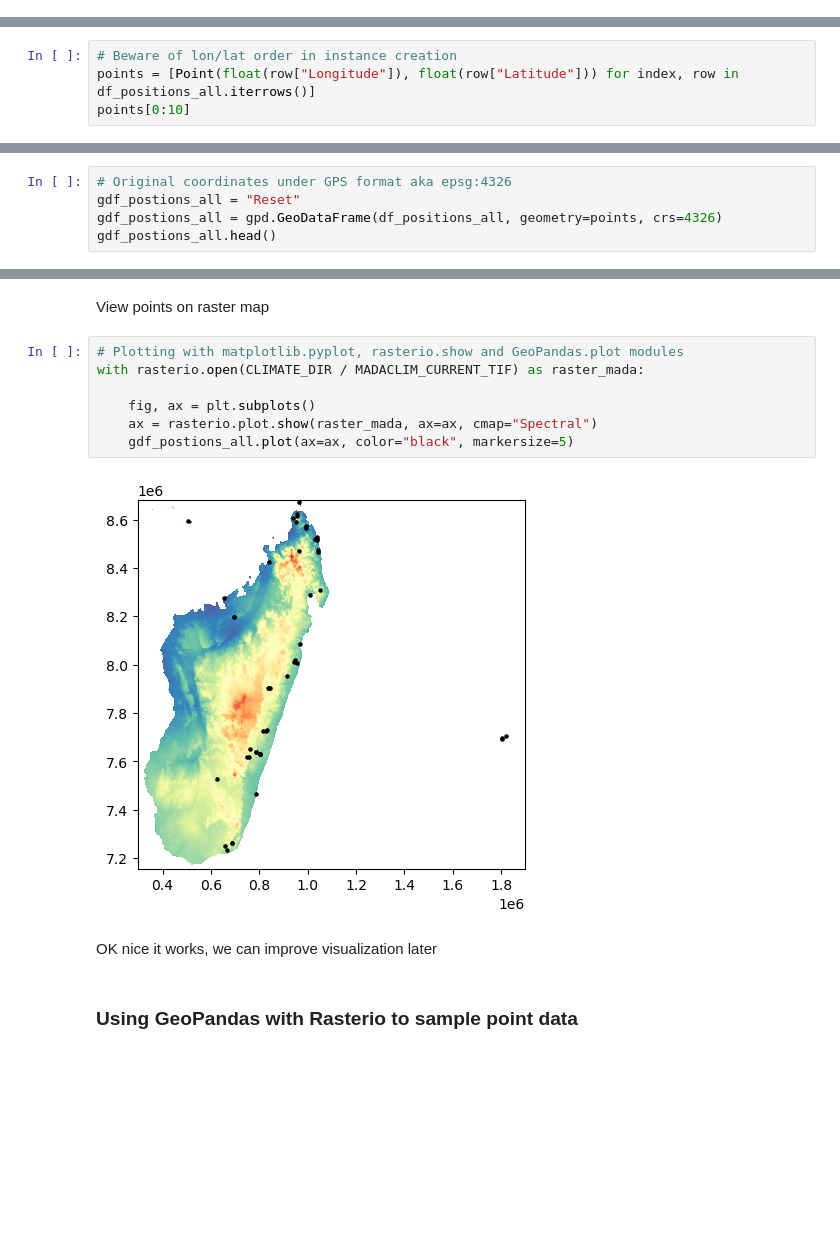
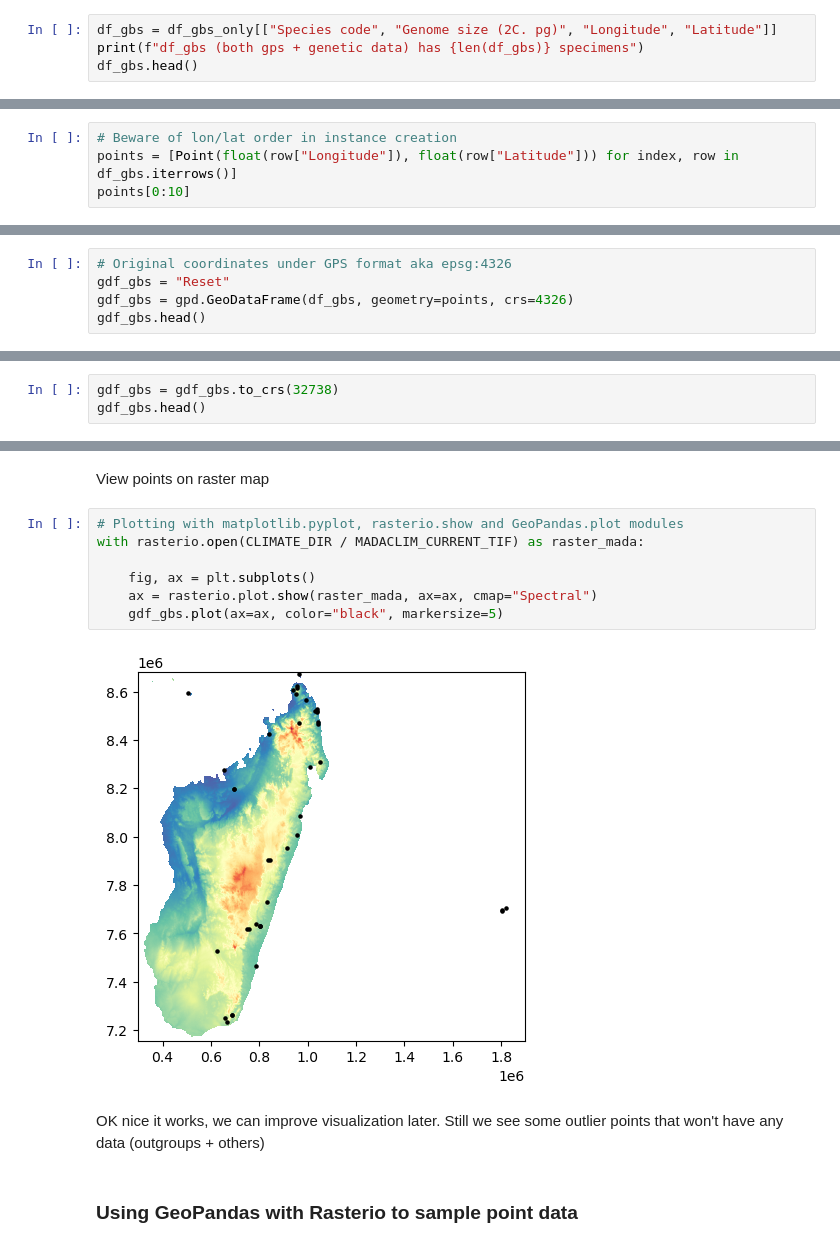
Before and after one commit to tahiri-lab/py_madaclim, a Jupyter notebook: src/data_exploration.ipynb, the cells around one changed output, grey strips where cells are left out. Saved outputs shown, nothing was run; the diff lists cells and outputs as text; blank space fills up the shorter version.

Commit message:
Change gdf to gbs_only + improve filter nodata

```diff
--- a/src/data_exploration.ipynb
+++ b/src/data_exploration.ipynb
@@ -256,0 +247,4 @@ df_positions_all.head()
+# %%
+df_gbs = df_gbs_only[["Species code", "Genome size (2C. pg)", "Longitude", "Latitude"]]
+print(f"df_gbs (both gps + genetic data) has {len(df_gbs)} specimens")
+df_gbs.head()
@@ -258,7 +260,7 @@ df_positions_all.head()
 Create shapely.Point objects from GPS coordinates
 # %%
 # Beware of lon/lat order in instance creation
-points = [Point(float(row["Longitude"]), float(row["Latitude"])) for index, row in df_positions_all.iterrows()]
+points = [Point(float(row["Longitude"]), float(row["Latitude"])) for index, row in df_gbs.iterrows()]
 points[0:10]
 # %% [output]
 [<POINT (46.862 -24.754)>,
@@ -275,7 +277,7 @@ points[0:10]
 Create GeoPandas dataframe
 # %%
 # Original coordinates under GPS format aka epsg:4326
-gdf_postions_all = "Reset"
-gdf_postions_all = gpd.GeoDataFrame(df_positions_all, geometry=points, crs=4326)
-gdf_postions_all.head()
+gdf_gbs = "Reset"
+gdf_gbs = gpd.GeoDataFrame(df_gbs, geometry=points, crs=4326)
+gdf_gbs.head()
 # %% [output]
@@ -344,0 +306,3 @@ dtype: float64
+# %%
+gdf_gbs = gdf_gbs.to_crs(32738)
+gdf_gbs.head()
@@ -364,14 +345,14 @@ View points on raster map
 # %%
 # Plotting with matplotlib.pyplot, rasterio.show and GeoPandas.plot modules
 with rasterio.open(CLIMATE_DIR / MADACLIM_CURRENT_TIF) as raster_mada:
 
     fig, ax = plt.subplots()
     ax = rasterio.plot.show(raster_mada, ax=ax, cmap="Spectral")
-    gdf_postions_all.plot(ax=ax, color="black", markersize=5)
+    gdf_gbs.plot(ax=ax, color="black", markersize=5)
 # %% [output]
-[figure, old version]
+[figure, new version]
 # %% [markdown]
-OK nice it works, we can improve visualization later
+OK nice it works, we can improve visualization later. Still we see some outlier points that won't have any data (outgroups + others)
 # %% [markdown]
 ### Using GeoPandas with Rasterio to sample point data
 # %%
```
Also changed, not shown: parts of 35 cells of this notebook.
